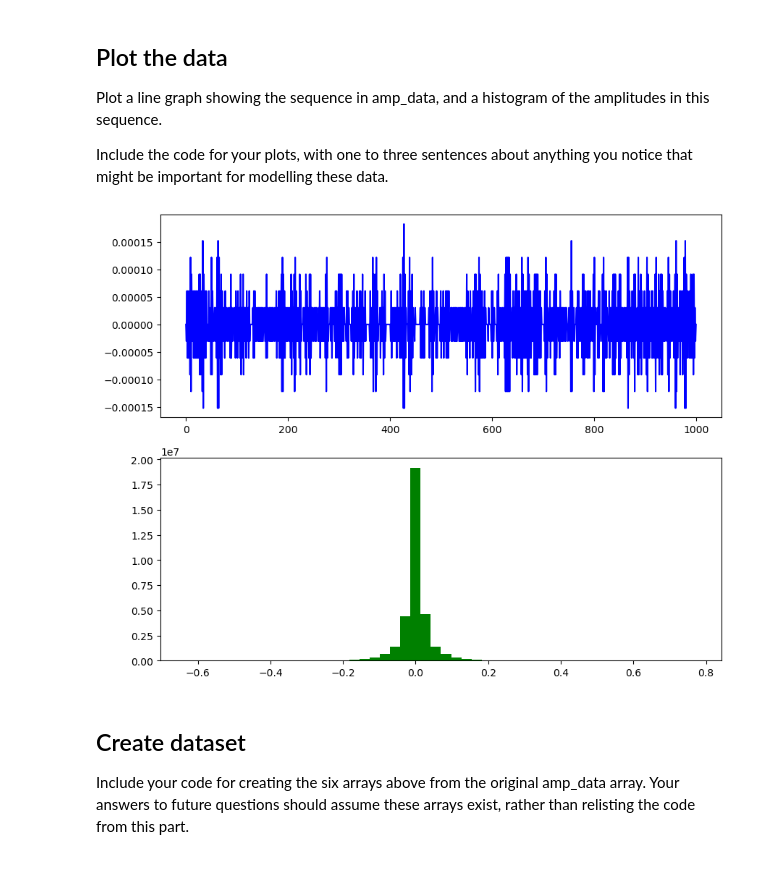
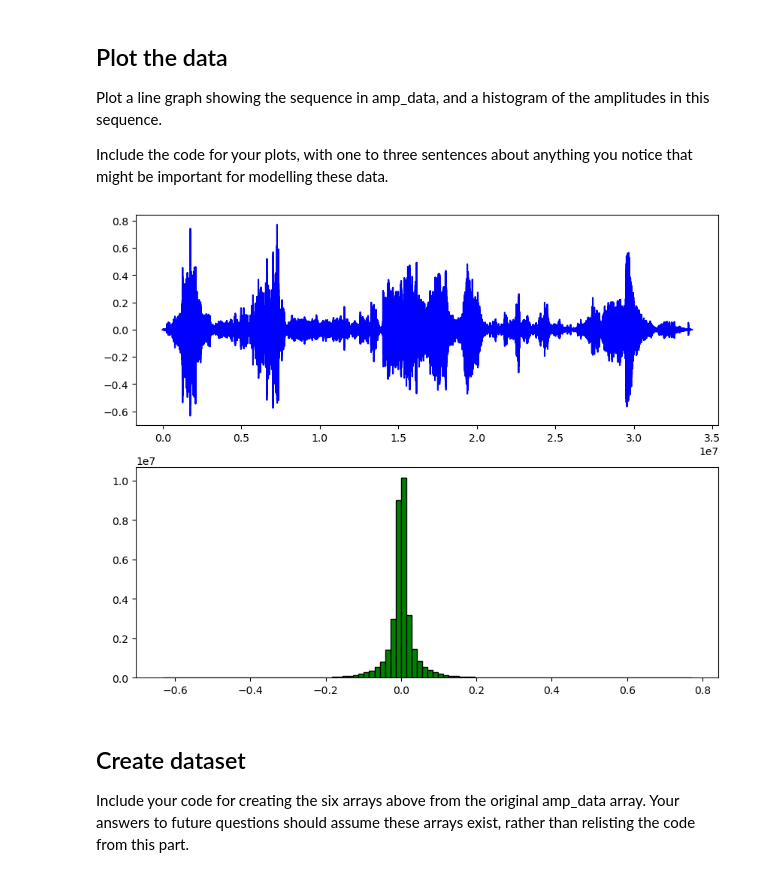
Before and after one commit to MartinRepo/Predicting-Audio, a Jupyter notebook: answer.ipynb, the cells around one changed output. Saved outputs shown, nothing was run; the diff lists cells and outputs as text; code cells hidden in the pictures.

```diff
--- a/answer.ipynb
+++ b/answer.ipynb
@@ -20,16 +20,16 @@ Include the code for your plots, with one to three sentences about anything you
 # %%
 amp_data = np.load('amp_data.npz')['amp_data']
 fig, (ax1, ax2) = plt.subplots(2, 1, figsize=(10, 8))
 
 # Line graph of the sequence
-ax1.plot(amp_data[:1000], color='blue')
+ax1.plot(amp_data, color='blue')
 
 # Histogram of the amplitudes
-ax2.hist(amp_data, bins=50, color='green')
+ax2.hist(amp_data, bins=100, color='green', edgecolor='black')
 
 plt.show()
 # %% [output]
-[figure, old version]
+[figure, new version]
 # %% [markdown]
 ## Create dataset
 
```
Also changed, not shown: parts of 2 cells of this notebook.
